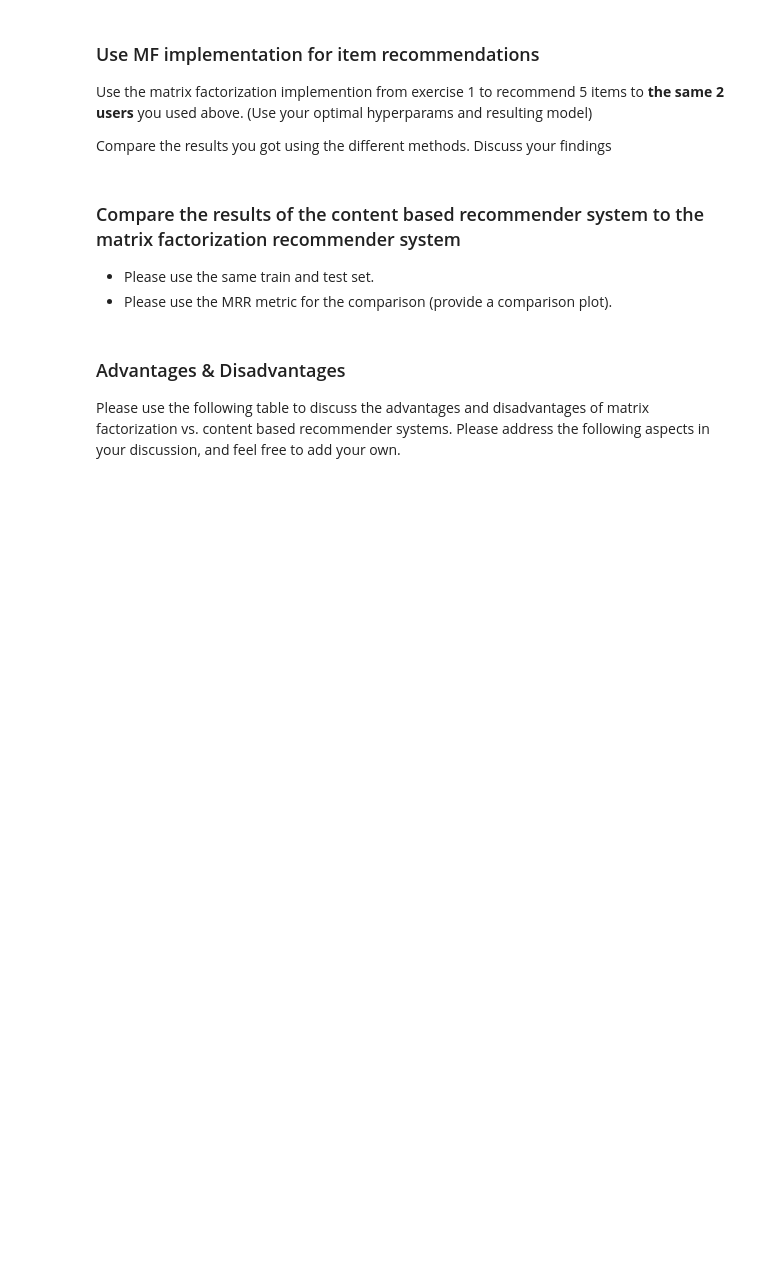
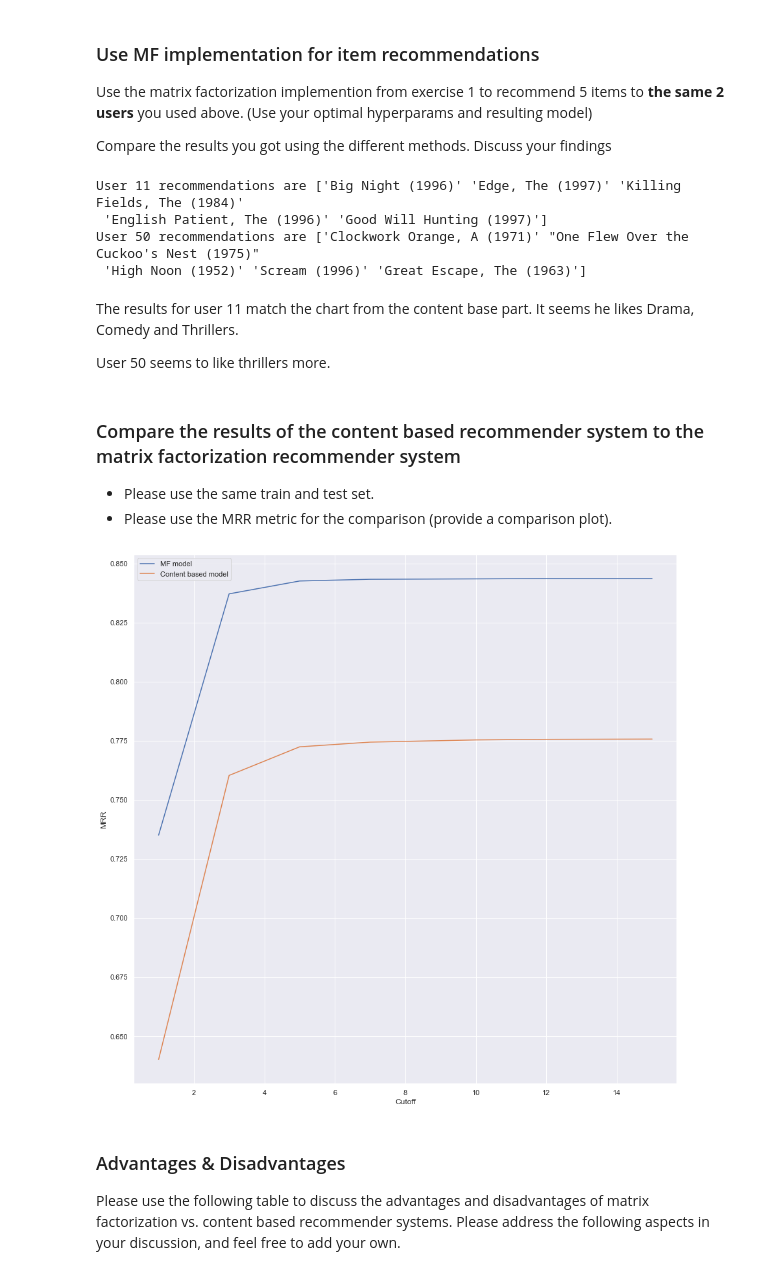
Before and after one commit to tsalex1992/Recommendation-Systems, a Jupyter notebook: HW2/Assignment2.ipynb, the cells around one changed output. Drawn from its saved outputs; the diff is of its cells as text; code cells hidden in the pictures; blank space fills up the shorter version.

```diff
--- a/HW2/Assignment2.ipynb
+++ b/HW2/Assignment2.ipynb
@@ -490,6 +490,7 @@ item_features.head(4)
 | 4 | 1.0 | 0.040134 | 0.15125 | 1.0 | 0.089887 | 0.062385 | 0.365854 | 0.64 | ... |
 4 rows × 27 columns
 # %%
+new_item_index_to_original_map = {}
 df_folds = {i:
        {'train' : pd.read_csv('{}u{}.base'.format(data_dir,i), delimiter='\t', header=None, names=cols_data),
         'test'  : pd.read_csv('{}u{}.test'.format(data_dir,i), delimiter='\t', header=None, names=cols_data)
@@ -503,6 +504,11 @@ def fold2df(i):
 def getfulldf(train_fold,test_fold):
     # Take the ratings of the movies with the relevant features
     relevant_item_ids = item_features.index
+
+    # Map the new item ids to the original item ids
+    for i, item_id in enumerate(relevant_item_ids):
+        new_item_index_to_original_map[i] = item_id
+
     dfRatings= ratings[item_features.index]
     dfRatings.sort_index(axis=0, inplace=True)
     train = dfRatings.copy()
@@ -784,0 +1089,6 @@ pass
+# %%
+# create MF model
+model_mf = MF(train.values,n_factors=50,only_bias=False)
+
+# train model
+%time model_mf.fit(n_iterations=100,verbose=True,regularization=0.001,convergence=0.0001,learning_rate=7, initialize_training=True)
@@ -789,11 +1186,53 @@ Use the matrix factorization implemention from exercise 1 to recommend 5 items t
 (Use your optimal hyperparams and resulting model)
 
 Compare the results you got using the different methods. Discuss your findings
+# %%
+# Matching the DF indices of 11 and 50
+users_ids = [10, 49]
+
+# predict
+prediction = model_mf_2.predict()
+# get the predictions for the users
+prediction_for_users = prediction[users_ids, :]
+# get the top 5 recommendations for each user
+top_5_recommendations = np.argsort(prediction_for_users)[:, ::-1][:, :5]
+# convert the ids to original ids
+top_5_recommendations = [[new_item_index_to_original_map[i] -1  for i in row] for row in top_5_recommendations]
+
+print(f'User {df_users.iloc[users_ids[0]]["user_id"]} recommendations are {df_items.iloc[top_5_recommendations[0]]["movie_title"].values}')
+print(f'User {df_users.iloc[users_ids[1]]["user_id"]} recommendations are {df_items.iloc[top_5_recommendations[1]]["movie_title"].values}')
+# %% [output]
+User 11 recommendations are ['Big Night (1996)' 'Edge, The (1997)' 'Killing Fields, The (1984)'
+ 'English Patient, The (1996)' 'Good Will Hunting (1997)']
+User 50 recommendations are ['Clockwork Orange, A (1971)' "One Flew Over the Cuckoo's Nest (1975)"
+ 'High Noon (1952)' 'Scream (1996)' 'Great Escape, The (1963)']
+# %% [markdown]
+The results for user 11 match the chart from the content base part.
+It seems he likes Drama, Comedy and Thrillers.
+
+User 50 seems to like thrillers more.
 # %% [markdown]
 ### Compare the results of the content based recommender system to the matrix factorization recommender system
 
 - Please use the same train and test set.
 - Please use the MRR metric for the comparison (provide a comparison plot).
+# %%
+# Compute MMR of the model
+cutoff_values = [1, 3, 5, 7, 10, 12, 15]
+# Compute MMR of the model for different cutoff values
+mmr_for_model = [model_mf.get_mrr(test.values,  k=cutoff, threshold=4) for cutoff in cutoff_values]
+# Compute MRR for content based model
+mmr_for_content_based = [my_metrics.MRR(test.values, recommendations_for_users, lower_bound=4, top_n=cutoff, use_content_based_version=True) for cutoff in cutoff_values]
+
+# Plot the results
+plt.plot(cutoff_values, mmr_for_model, label='MF model')
+plt.plot(cutoff_values, mmr_for_content_based, label='Content based model')
+plt.xlabel('Cutoff')
+plt.ylabel('MRR')
+plt.legend()
+plt.show()
+# %% [output]
+[figure, added]
 # %% [markdown]
 ### Advantages & Disadvantages
 
```
Also changed, not shown: parts of 18 cells of this notebook.
